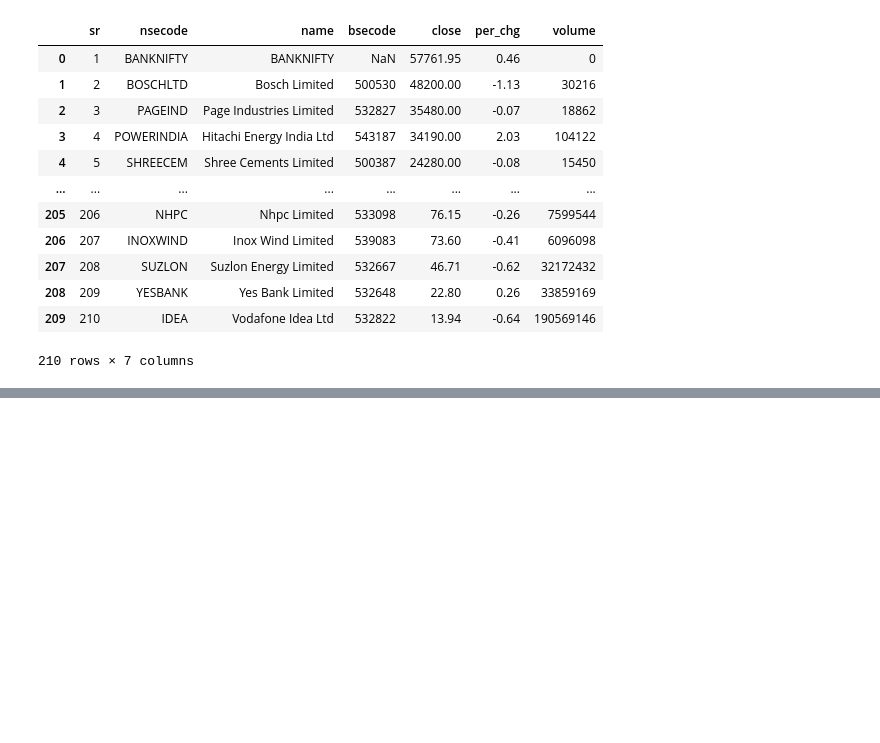
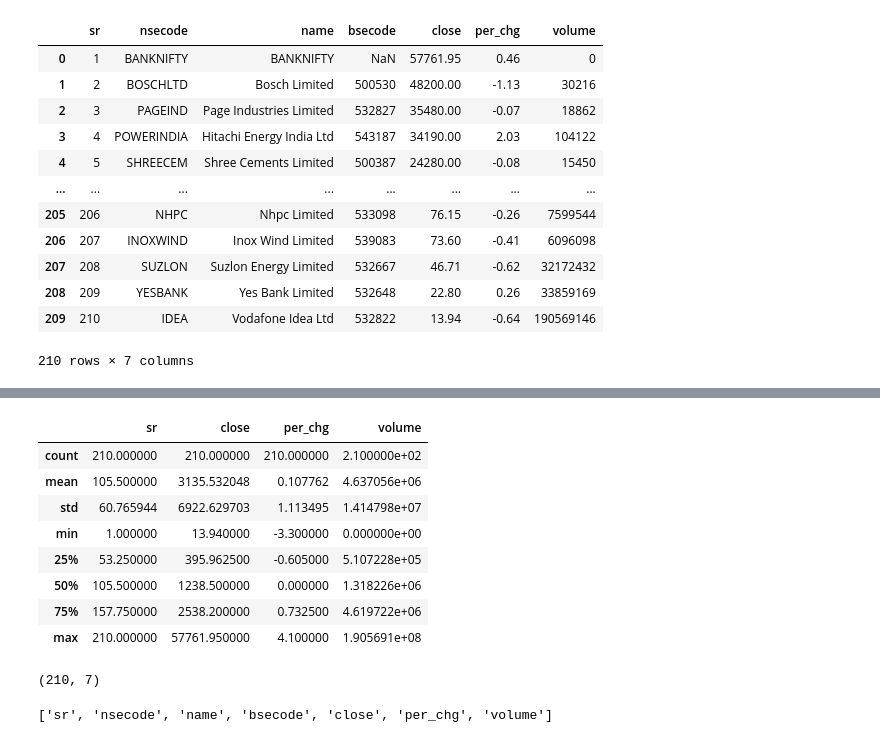
Before and after one commit to sunilsala88/batch-38, a Jupyter notebook: 10_numpy_pandas/pandas1.ipynb, the cells around one changed output, grey strips where cells are left out. Drawn from its saved outputs; the diff is of its cells as text; code cells hidden in the pictures; blank space fills up the shorter version.

```diff
--- a/10_numpy_pandas/pandas1.ipynb
+++ b/10_numpy_pandas/pandas1.ipynb
@@ -170,0 +216,20 @@ df
+# %%
+df.describe()
+# %% [output]
+|  | sr | close | per_chg | volume |
+| count | 210.000000 | 210.000000 | 210.000000 | 2.100000e+02 |
+| mean | 105.500000 | 3135.532048 | 0.107762 | 4.637056e+06 |
+| std | 60.765944 | 6922.629703 | 1.113495 | 1.414798e+07 |
+| min | 1.000000 | 13.940000 | -3.300000 | 0.000000e+00 |
+| 25% | 53.250000 | 395.962500 | -0.605000 | 5.107228e+05 |
+| 50% | 105.500000 | 1238.500000 | 0.000000 | 1.318226e+06 |
+| 75% | 157.750000 | 2538.200000 | 0.732500 | 4.619722e+06 |
+| max | 210.000000 | 57761.950000 | 4.100000 | 1.905691e+08 |
+# %%
+df.shape
+# %% [output]
+(210, 7)
+# %%
+list(df.columns)
+# %% [output]
+['sr', 'nsecode', 'name', 'bsecode', 'close', 'per_chg', 'volume']
```
Also changed, not shown: parts of 5 cells of this notebook, 1 other file.
